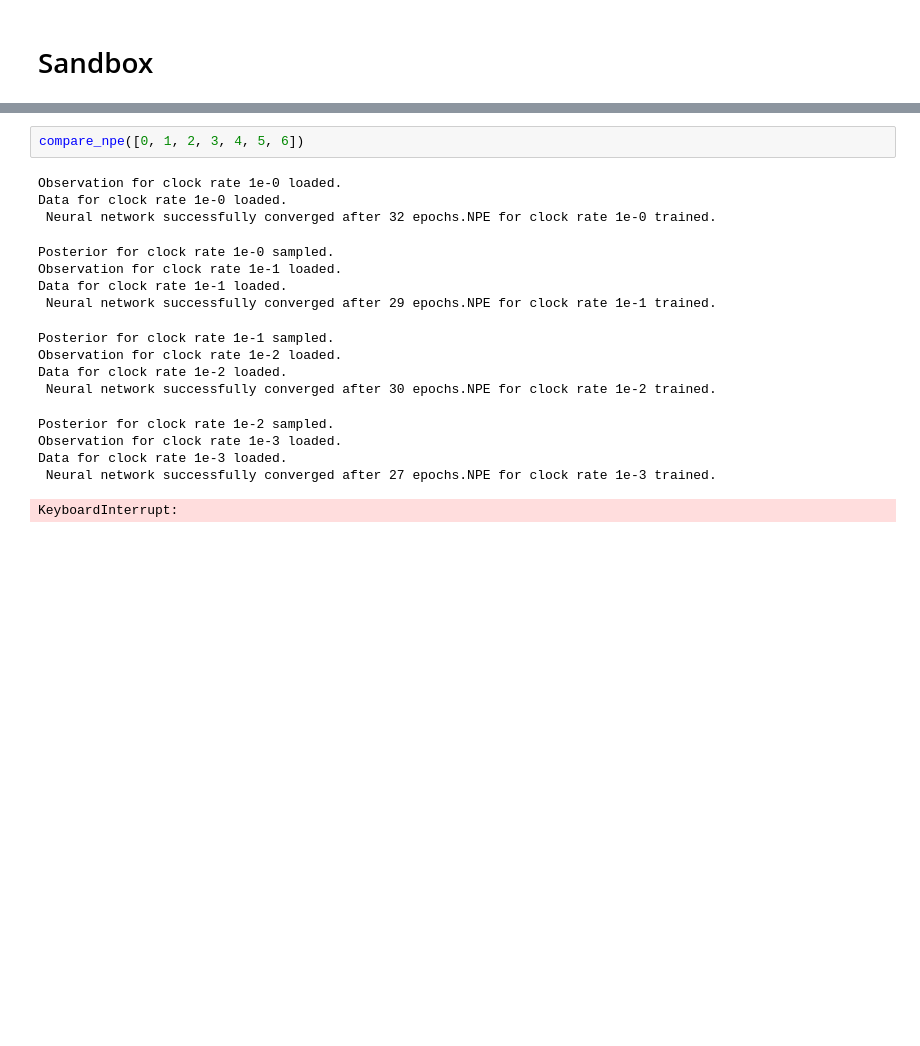
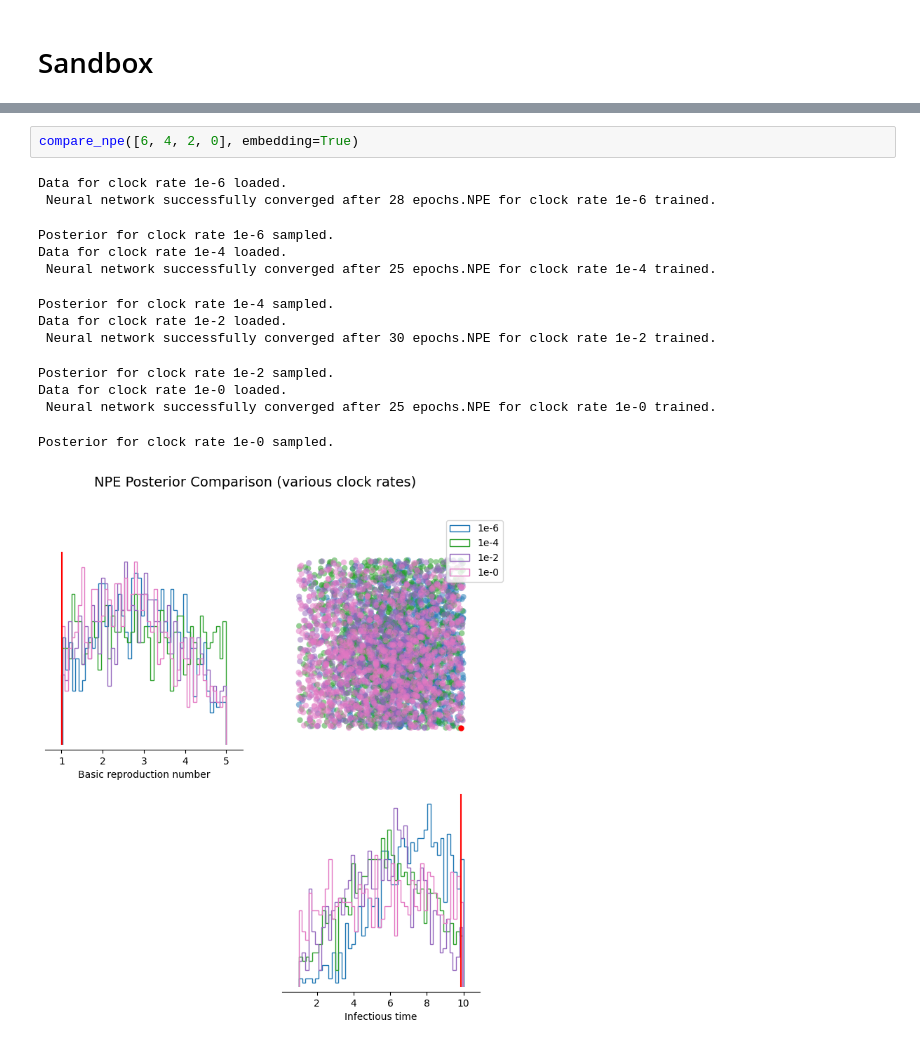
Before and after one commit to vgarot/sbi-hackathon-2026, a Jupyter notebook: models/sequence-alignments/gdoussonlys.ipynb, the cells around one changed output, grey strips where cells are left out. Drawn from its saved outputs; the diff is of its cells as text; blank space fills up the shorter version.

```diff
--- a/models/sequence-alignments/gdoussonlys.ipynb
+++ b/models/sequence-alignments/gdoussonlys.ipynb
@@ -120,19 +180,16 @@ def compare_npe(clock_rates, sample_size=10_000, embedding=False):
 # %%
-compare_npe([0, 1, 2, 3, 4, 5, 6])
+compare_npe([6, 4, 2, 0], embedding=True)
 # %% [output]
-Observation for clock rate 1e-0 loaded.
-Data for clock rate 1e-0 loaded.
- Neural network successfully converged after 32 epochs.NPE for clock rate 1e-0 trained.
+Data for clock rate 1e-6 loaded.
+ Neural network successfully converged after 28 epochs.NPE for clock rate 1e-6 trained.
-Posterior for clock rate 1e-0 sampled.
-Observation for clock rate 1e-1 loaded.
-Data for clock rate 1e-1 loaded.
- Neural network successfully converged after 29 epochs.NPE for clock rate 1e-1 trained.
+Posterior for clock rate 1e-6 sampled.
+Data for clock rate 1e-4 loaded.
+ Neural network successfully converged after 25 epochs.NPE for clock rate 1e-4 trained.
-Posterior for clock rate 1e-1 sampled.
-Observation for clock rate 1e-2 loaded.
+Posterior for clock rate 1e-4 sampled.
 Data for clock rate 1e-2 loaded.
  Neural network successfully converged after 30 epochs.NPE for clock rate 1e-2 trained.
 Posterior for clock rate 1e-2 sampled.
-Observation for clock rate 1e-3 loaded.
-Data for clock rate 1e-3 loaded.
- Neural network successfully converged after 27 epochs.NPE for clock rate 1e-3 trained.
+Data for clock rate 1e-0 loaded.
+ Neural network successfully converged after 25 epochs.NPE for clock rate 1e-0 trained.
-KeyboardInterrupt:
+Posterior for clock rate 1e-0 sampled.
+[figure, added]
```
Also changed, not shown: parts of 7 cells of this notebook.
